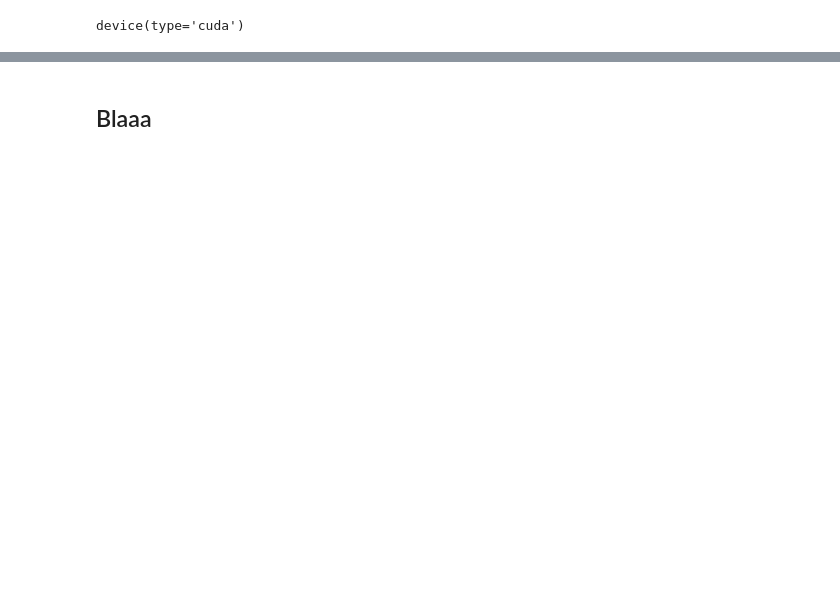
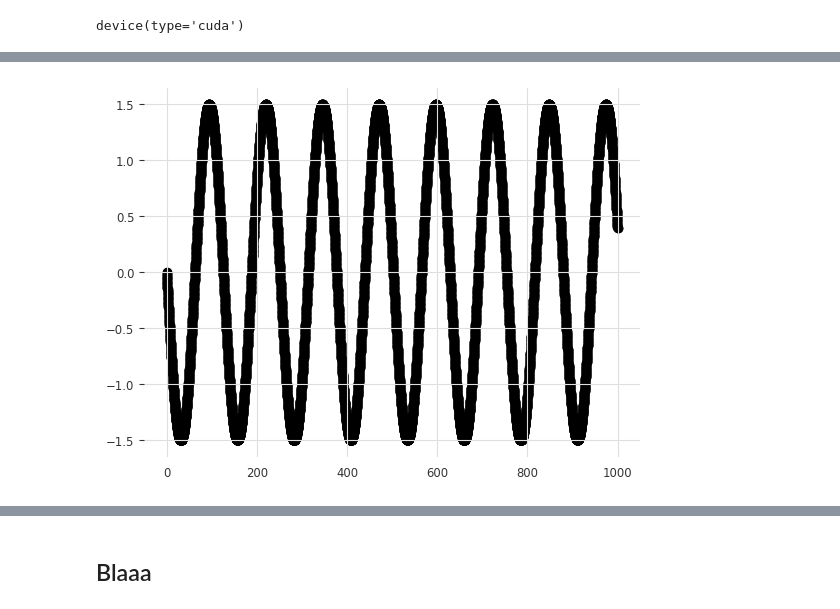
Before and after one commit to KevinArmbruster/optimal-summaries-public, a Jupyter notebook: vasopressor/explore_debugging.ipynb, the cells around one changed output, grey strips where cells are left out. Drawn from its saved outputs; the diff is of its cells as text; code cells hidden in the pictures; blank space fills up the shorter version.

```diff
--- a/vasopressor/explore_debugging.ipynb
+++ b/vasopressor/explore_debugging.ipynb
@@ -60,0 +56,11 @@ plt.show()
+# %%
+
+def sine_wave(time, frequency = 1, amplitude = 1, phase = 0):
+    return amplitude * np.sin(frequency * time + phase)
+
+sine_series = sine_wave(time, frequency = 0.05, amplitude = 1.5, phase = np.pi)
+
+plt.scatter(time, sine_series)
+plt.show()
+# %% [output]
+[figure, added]
```
Also changed, not shown: parts of 11 cells of this notebook, 11 other files.
